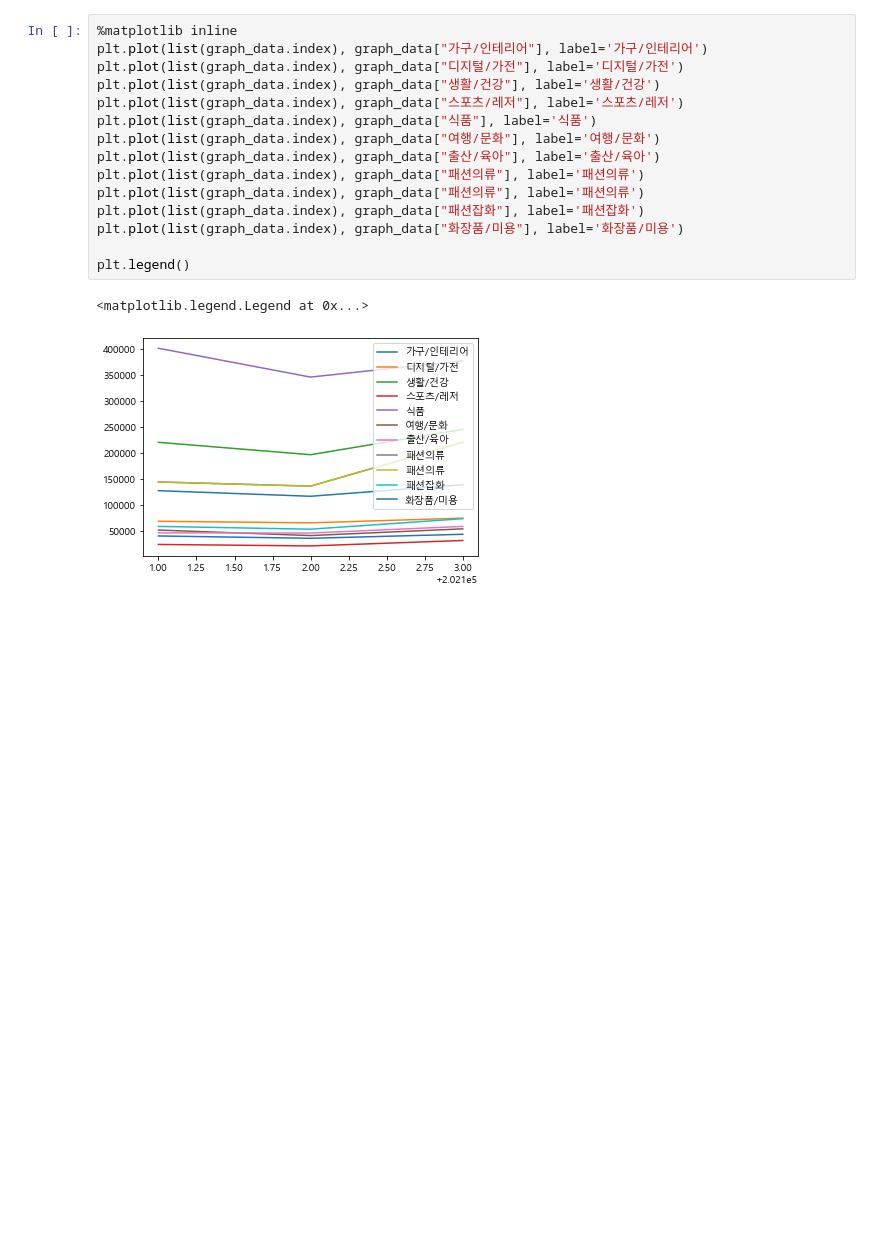
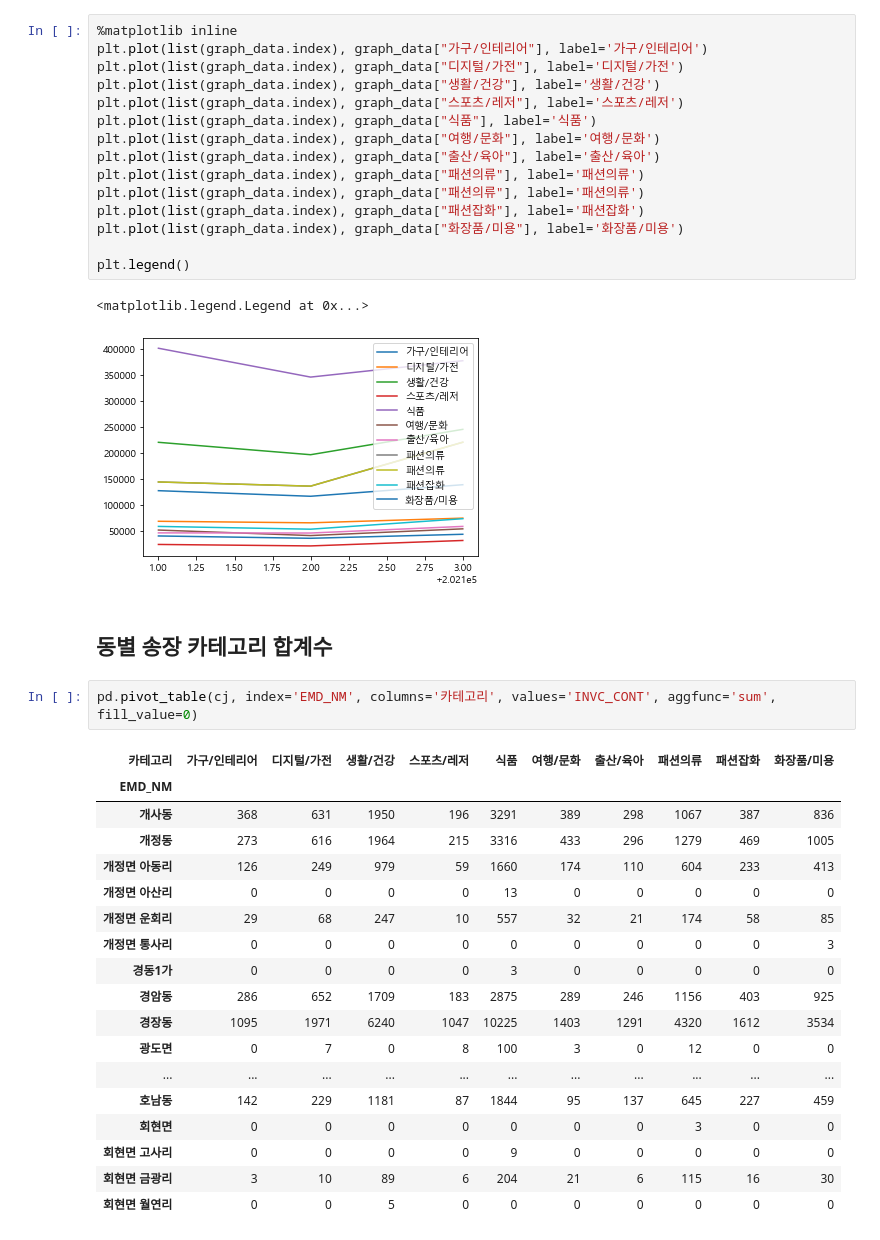
Before and after one commit to MinjuKim0217/-_-, a Jupyter notebook: 빅콘/cj_olive_analysis.ipynb, the cells around one changed output. Saved outputs shown, nothing was run; the diff lists cells and outputs as text; blank space fills up the shorter version.

```diff
--- a/빅콘/cj_olive_analysis.ipynb
+++ b/빅콘/cj_olive_analysis.ipynb
@@ -360,3 +362,26 @@ plt.legend()
 # %% [output]
 <matplotlib.legend.Legend at 0x...>
 [figure]
+# %% [markdown]
+## 동별 송장 카테고리 합계수
+# %%
+pd.pivot_table(cj, index='EMD_NM', columns='카테고리', values='INVC_CONT', aggfunc='sum', fill_value=0)
+# %% [output]
+| 카테고리 | 가구/인테리어 | 디지털/가전 | 생활/건강 | 스포츠/레저 | 식품 | 여행/문화 | 출산/육아 | 패션의류 | 패션잡화 | 화장품/미용 |
+| EMD_NM |  |  |  |  |  |  |  |  |  |  |
+| 개사동 | 368 | 631 | 1950 | 196 | 3291 | 389 | 298 | 1067 | 387 | 836 |
+| 개정동 | 273 | 616 | 1964 | 215 | 3316 | 433 | 296 | 1279 | 469 | 1005 |
+| 개정면 아동리 | 126 | 249 | 979 | 59 | 1660 | 174 | 110 | 604 | 233 | 413 |
+| 개정면 아산리 | 0 | 0 | 0 | 0 | 13 | 0 | 0 | 0 | 0 | 0 |
+| 개정면 운회리 | 29 | 68 | 247 | 10 | 557 | 32 | 21 | 174 | 58 | 85 |
+| 개정면 통사리 | 0 | 0 | 0 | 0 | 0 | 0 | 0 | 0 | 0 | 3 |
+| 경동1가 | 0 | 0 | 0 | 0 | 3 | 0 | 0 | 0 | 0 | 0 |
+| 경암동 | 286 | 652 | 1709 | 183 | 2875 | 289 | 246 | 1156 | 403 | 925 |
+| 경장동 | 1095 | 1971 | 6240 | 1047 | 10225 | 1403 | 1291 | 4320 | 1612 | 3534 |
+| 광도면 | 0 | 7 | 0 | 8 | 100 | 3 | 0 | 12 | 0 | 0 |
+| ... | ... | ... | ... | ... | ... | ... | ... | ... | ... | ... |
+| 호남동 | 142 | 229 | 1181 | 87 | 1844 | 95 | 137 | 645 | 227 | 459 |
+| 회현면 | 0 | 0 | 0 | 0 | 0 | 0 | 0 | 3 | 0 | 0 |
+| 회현면 고사리 | 0 | 0 | 0 | 0 | 9 | 0 | 0 | 0 | 0 | 0 |
+| 회현면 금광리 | 3 | 10 | 89 | 6 | 204 | 21 | 6 | 115 | 16 | 30 |
+| 회현면 월연리 | 0 | 0 | 5 | 0 | 0 | 0 | 0 | 0 | 0 | 0 |
```
Also changed, not shown: parts of 3 cells of this notebook, 4 other files.
